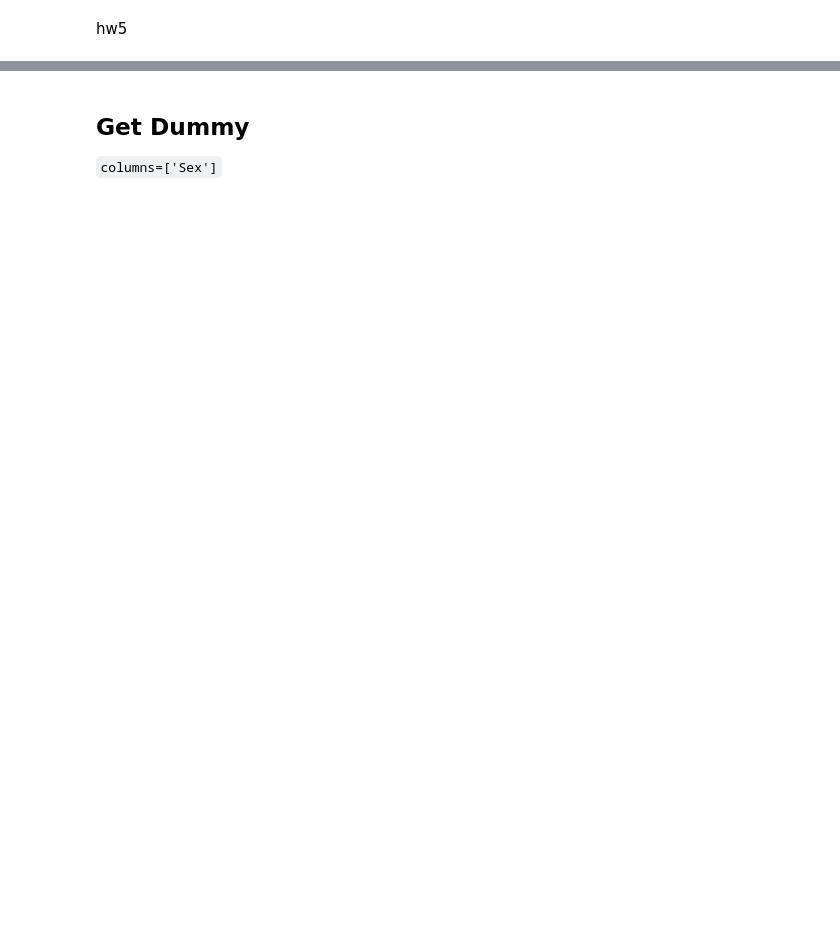
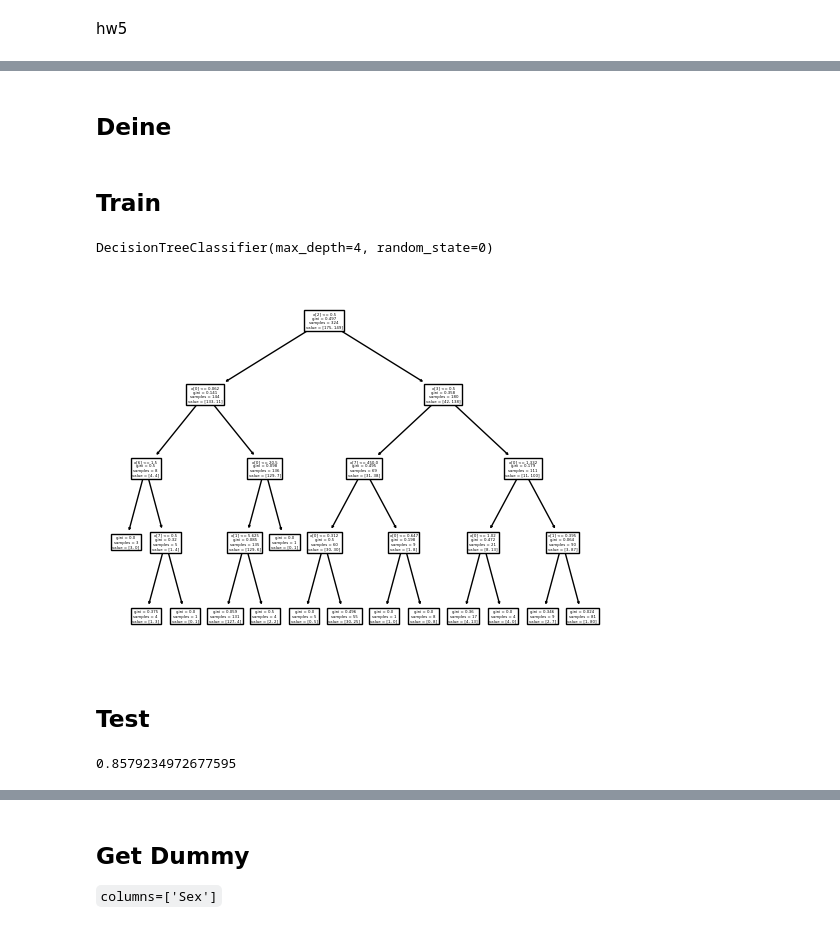
Before and after one commit to Jaomiew/DPDM2023, a Jupyter notebook: Classification.ipynb, the cells around one changed output, grey strips where cells are left out. Drawn from its saved outputs; the diff is of its cells as text; code cells hidden in the pictures; blank space fills up the shorter version.

```diff
--- a/Classification.ipynb
+++ b/Classification.ipynb
@@ -92,0 +189,16 @@ hw5
+# %% [markdown]
+## Deine
+# %%
+Dtree2 = DecisionTreeClassifier(random_state=0,max_depth=4)
+# %% [markdown]
+## Train
+# %%
+Dtree2.fit(X_train,y_train)
+# %% [output]
+DecisionTreeClassifier(max_depth=4, random_state=0)
+# %%
+tree.plot_tree(Dtree2);
+# %% [output]
+[figure, added]
+# %% [markdown]
+## Test
@@ -92,0 +207,4 @@ hw5
+# %%
+accuracy_score(y_test, y_predict2)
+# %% [output]
+0.8579234972677595
```
Also changed, not shown: parts of 94 cells of this notebook.
